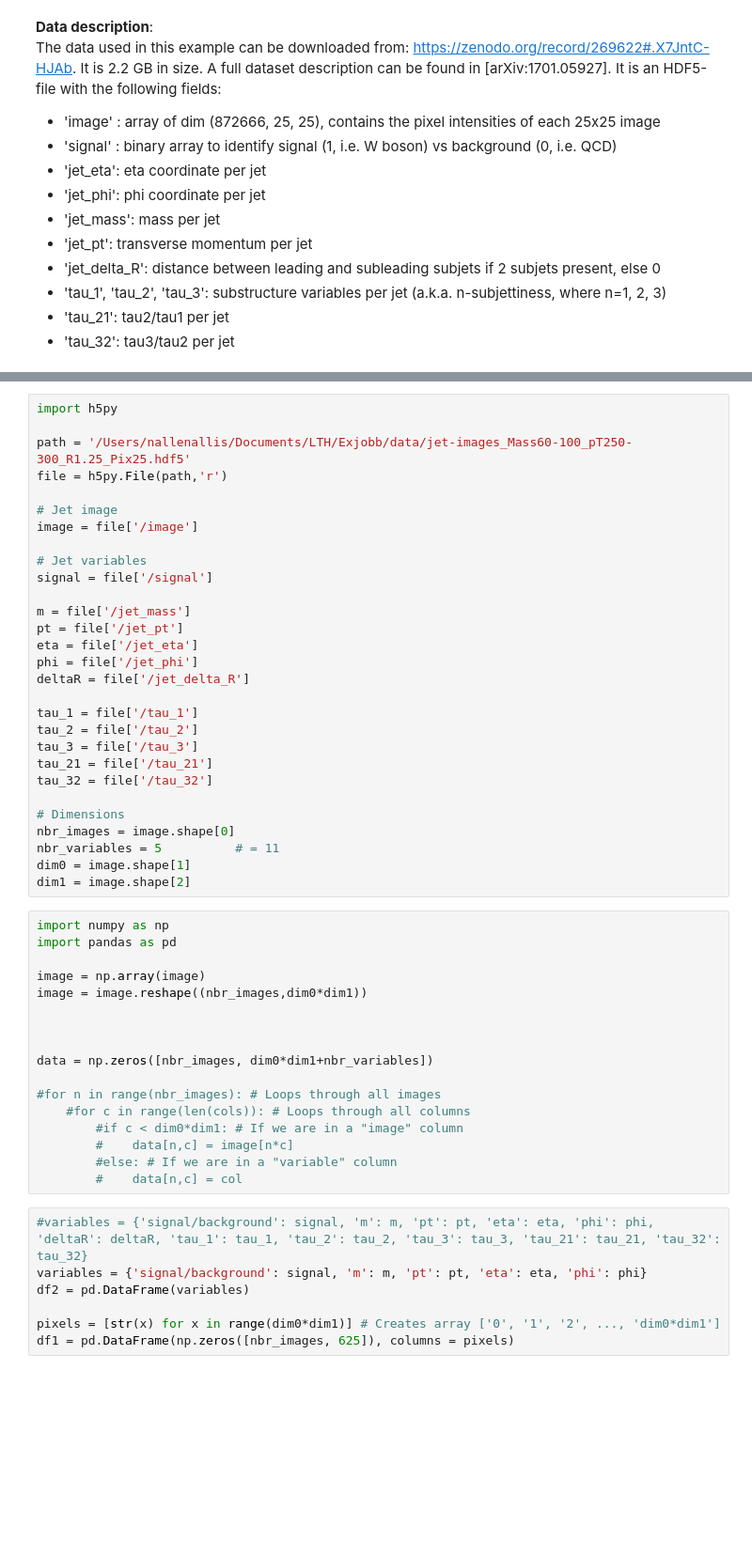
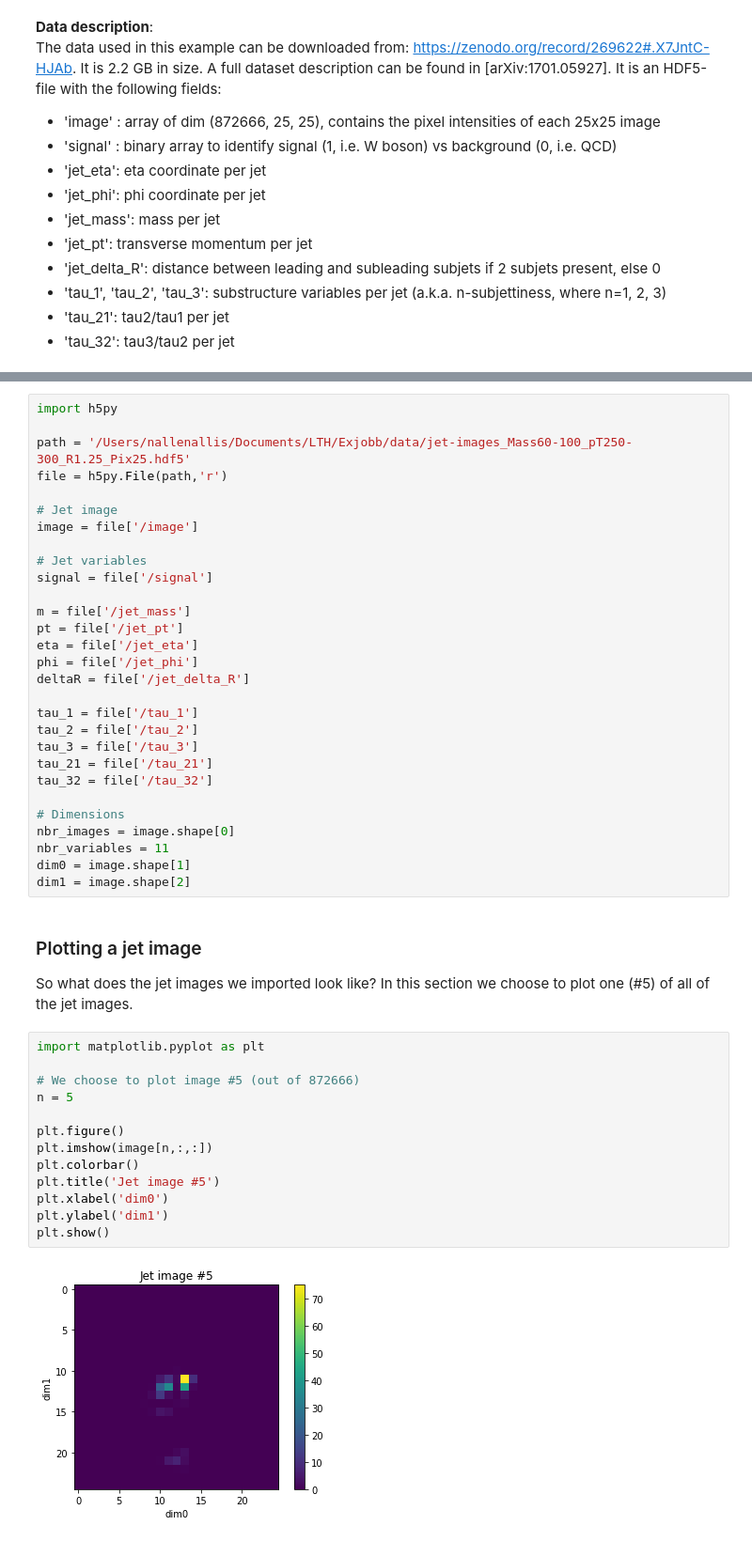
Before and after one commit to Autoencoders-compression-anomaly/AE-Compression-pytorch, a Jupyter notebook: examples/jet_images/process_jet_images.ipynb, the cells around one changed output, grey strips where cells are left out. Shown: that part at 94% size. Saved outputs shown, nothing was run; the diff lists cells and outputs as text; blank space fills up the shorter version.

```diff
--- a/examples/jet_images/process_jet_images.ipynb
+++ b/examples/jet_images/process_jet_images.ipynb
@@ -43,30 +45,25 @@ tau_32 = file['/tau_32']
 
 # Dimensions
 nbr_images = image.shape[0]
-nbr_variables = 5          # = 11
+nbr_variables = 11
 dim0 = image.shape[1]
 dim1 = image.shape[2]
-# %%
-import numpy as np
-import pandas as pd
-
-image = np.array(image)
-image = image.reshape((nbr_images,dim0*dim1))
-
-
-
-data = np.zeros([nbr_images, dim0*dim1+nbr_variables])
-
-#for n in range(nbr_images): # Loops through all images
-    #for c in range(len(cols)): # Loops through all columns
-        #if c < dim0*dim1: # If we are in a "image" column
-        #    data[n,c] = image[n*c]
-        #else: # If we are in a "variable" column
-        #    data[n,c] = col
-# %%
-#variables = {'signal/background': signal, 'm': m, 'pt': pt, 'eta': eta, 'phi': phi, 'deltaR': deltaR, 'tau_1': tau_1, 'tau_2': tau_2, 'tau_3': tau_3, 'tau_21': tau_21, 'tau_32': tau_32}
-variables = {'signal/background': signal, 'm': m, 'pt': pt, 'eta': eta, 'phi': phi}
-df2 = pd.DataFrame(variables)
-
-pixels = [str(x) for x in range(dim0*dim1)] # Creates array ['0', '1', '2', ..., 'dim0*dim1']
-df1 = pd.DataFrame(np.zeros([nbr_images, 625]), columns = pixels)
+# %% [markdown]
+### Plotting a jet image
+
+So what does the jet images we imported look like? In this section we choose to plot one (#5) of all of the jet images.
+# %%
+import matplotlib.pyplot as plt
+
+# We choose to plot image #5 (out of 872666)
+n = 5
+
+plt.figure()
+plt.imshow(image[n,:,:])
+plt.colorbar()
+plt.title('Jet image #5')
+plt.xlabel('dim0')
+plt.ylabel('dim1')
+plt.show()
+# %% [output]
+[figure, added]
```
Also changed, not shown: parts of 14 cells of this notebook.
